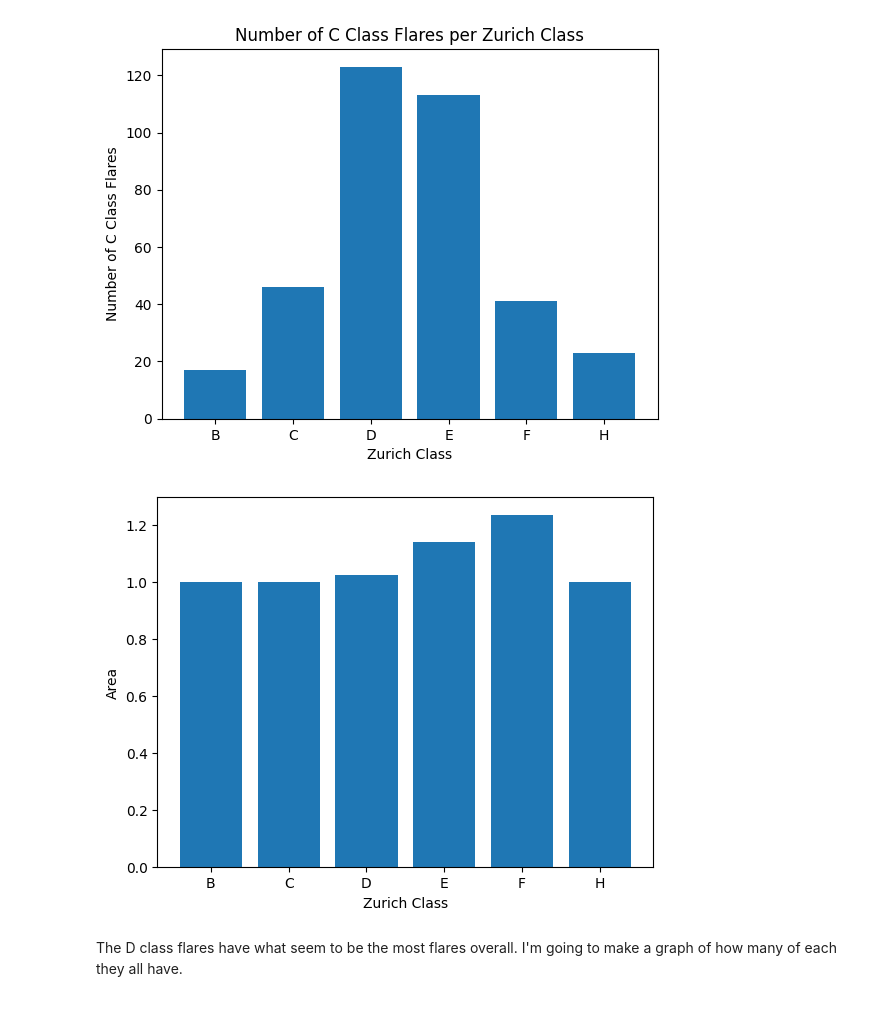
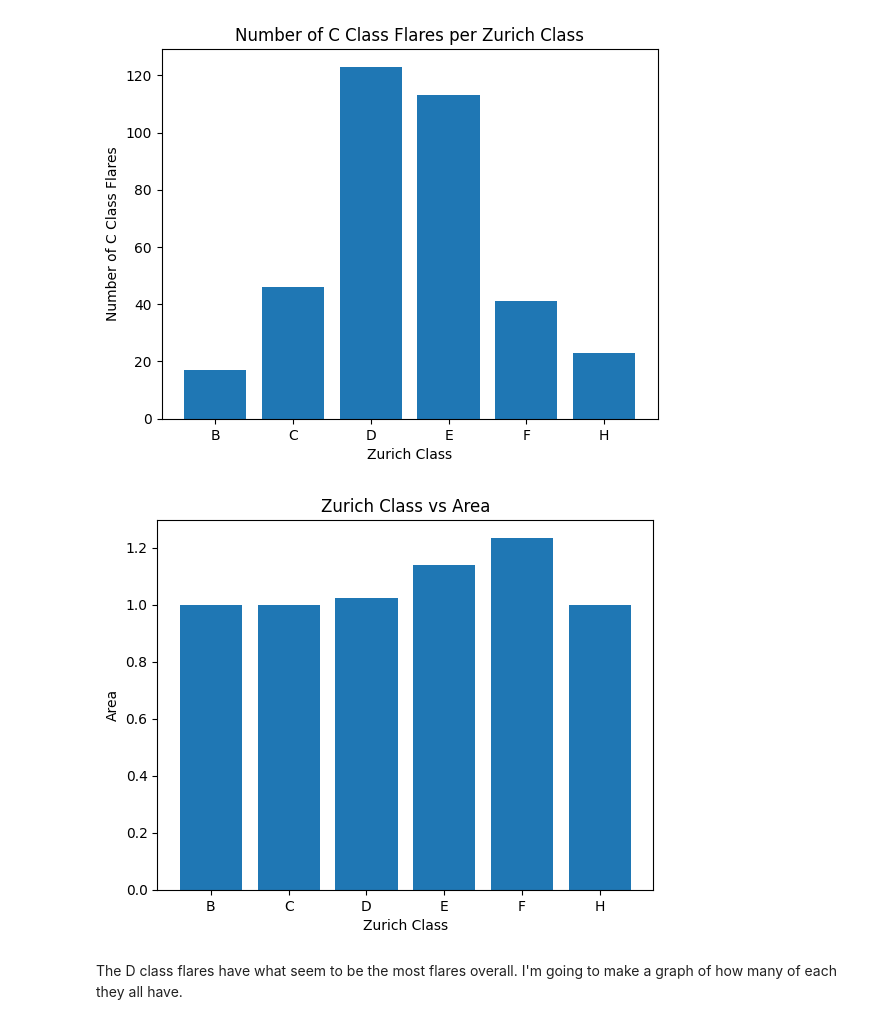
Before and after one commit to nollamae7-spec/DSRSP-Solar-Flares, a Jupyter notebook: DSHRP_Solar_Flares.ipynb, the cells around one changed output. Saved outputs shown, nothing was run; the diff lists cells and outputs as text; code cells hidden in the pictures.

```diff
--- a/DSHRP_Solar_Flares.ipynb
+++ b/DSHRP_Solar_Flares.ipynb
@@ -197,14 +197,15 @@ plt.show()
 # %%
 #categorical and numerical... needs to be a bar graph
 
 zc_v_area_counts = df.groupby("zurich_class")["area"].mean()
 plt.bar(zc_v_area_counts.index, zc_v_area_counts.values)
 
+plt.title("Zurich Class vs Area")
 plt.xlabel("Zurich Class")
 plt.ylabel("Area")
 plt.show()
 # %% [output]
-[figure, old version]
+[figure, new version]
 # %% [markdown]
 The D class flares have what seem to be the most flares overall. I'm going to make a graph of how many of each they all have.
 # %%
```
Also changed, not shown: parts of 26 cells of this notebook.
